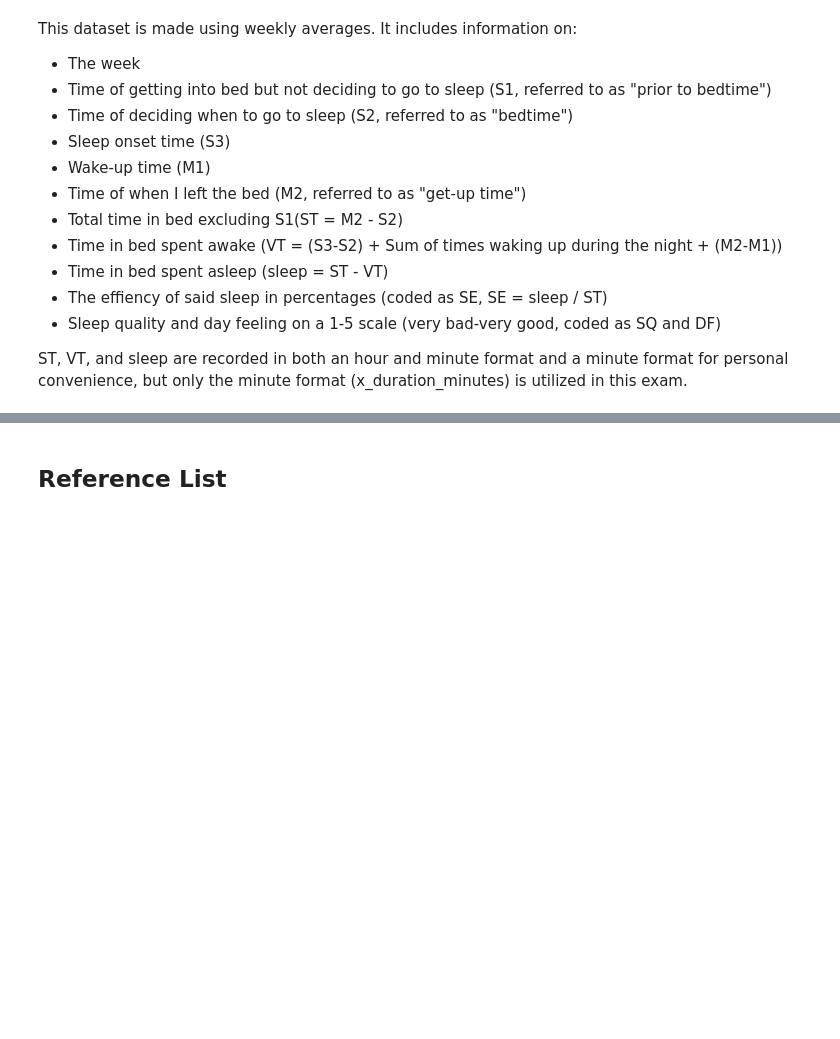
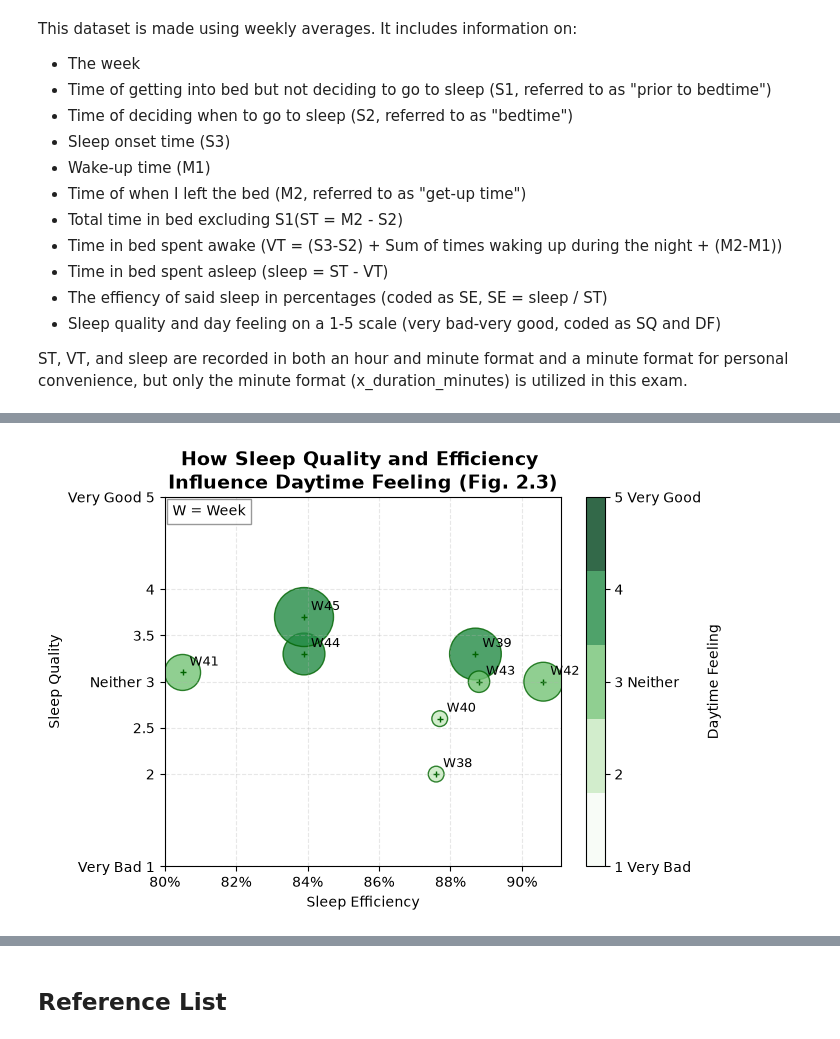
Before and after one commit to MarieBaa/Exam-PSY-3035, a Jupyter notebook: Exam.ipynb, the cells around one changed output, grey strips where cells are left out. Cells and saved outputs as stored; diff of their text form; code cells hidden in the pictures; blank space fills up the shorter version.

```diff
--- a/Exam.ipynb
+++ b/Exam.ipynb
@@ -469,0 +631,72 @@ The grid, y-axis, and text choices remain the same as in figure 3.1 for the same
+# %%
+#==========================================================================================================================================================================================================================================================#Figure
+#Figure 2.3
+#==========================================================================================================================================================================================================================================================#General
+#General
+DF=data["day_feeling"]
+SQ=data["sleep_quality"]
+SE=data["sleep_efficiency"]
+#==========================================================================================================================================================================================================================================================#Scatter Plot
+#Bubble plot (Karina Adcock, 2021; Ms. Simmons' Math Class, 2025; Ryan Noonan, 2018)
+plt.scatter(
+    SE,
+    SQ,
+    s=DF**5*2,                                                                                          #Bubble size where there bubbles visibly grow for each new value (Ryan Noonan, 2018)
+    c=DF,                                                                                               #Bubble Color
+    edgecolor="darkgreen",                                                                              #(Hunter et al., 2026a; Phillips, 2022)
+    alpha=0.8,
+    cmap=plt.get_cmap("Greens",5)                                                                       #Color on the colorbar on the side split into only 5 colors (Hunter et al., 2026a; Phillips, 2022)
+    )
+
+##Enumeration (Kimberly Fessel, 2021)
+for i, week in enumerate(data["week"]):
+    plt.annotate(
+        week,
+        (SE.iloc[i], SQ.iloc[i]),
+        fontsize=9,
+        xytext=(5, 5),
+        textcoords="offset points"
+    )
+
+#==========================================================================================================================================================================================================================================================#Visuals
+#Visuals
+plt.title("How Sleep Quality and Efficiency \nInfluence Daytime Feeling (Fig. 2.3)", fontsize=14, fontweight="bold")
+plt.xlabel("Sleep Efficiency")
+plt.ylabel("Sleep Quality")
+
+cbar=plt.colorbar(label="Daytime Feeling")                                                              #Creates the colorbar on the side of the figure (Karina Adcock, 2021; Ms. Simmons' Math Class, 2025)
+plt.clim(1,5)                                                                                           #Sets the min and max values on the colorbar (Karina Adcock, 2021)
+cbar.set_ticks([1,2,3,4,5])                                                                             #Sets the visible values on the colorbar (Karina Adcock, 2021)
+cbar.set_ticklabels(["1 Very Bad", "2", "3 Neither", "4", "5 Very Good"])                               #Labels for the different colorbar parameters (Karina Adcock, 2021)
+
+plt.gca().xaxis.set_major_formatter(PercentFormatter(xmax=1, decimals=0))                               #(Matplotlib.ticker.PercentFormatter class in Python, 2025)
+
+plt.ylim(1, 5)                                                                                          #(Matplotlib.pyplot.yticks(), 2025)
+plt.yticks([1, 2, 2.5, 3, 3.5, 4, 5],                                                                   #(Matplotlib.pyplot.yticks(), 2025)
+               ['Very Bad 1', '2', '2.5', 'Neither 3', '3.5', '4', 'Very Good 5'])
+
+plt.grid(True, linestyle="--", alpha=0.3)                                                               #(Grids in Matplotlib, 2026)
+
+plt.text(                                                                                               #(Hunter et al., 2026e; Kimberly Fessel, 2021)
+    0.02, 0.98,
+    "W = Week",
+    transform=plt.gca().transAxes,
+    fontsize=10,
+    verticalalignment="top",
+    bbox=dict(facecolor="white", alpha=0.8, edgecolor="gray")                                           #(Hunter et al., 2026a; Phillips, 2022)
+)
+
+#A secondary scatter plot for the plus sign inside the bubbles (Bro Code, 2025; Karina Adcock, 2023)
+plt.scatter(
+    SE, SQ,
+    marker="+",
+    color="darkgreen",                                                                                  #(Hunter et al., 2026a; Phillips, 2022)
+    s=20,
+    linewidths=1,
+)
+
+#==========================================================================================================================================================================================================================================================#Display
+#Display
+plt.show()
+# %% [output]
+[figure, added]
```
Also changed, not shown: parts of 61 cells of this notebook.
